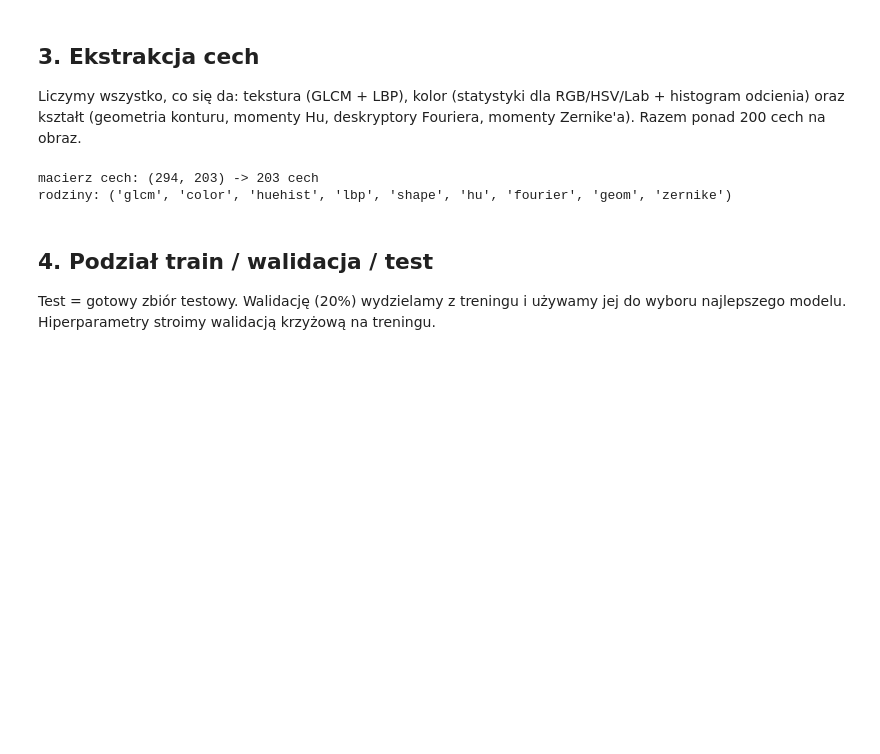
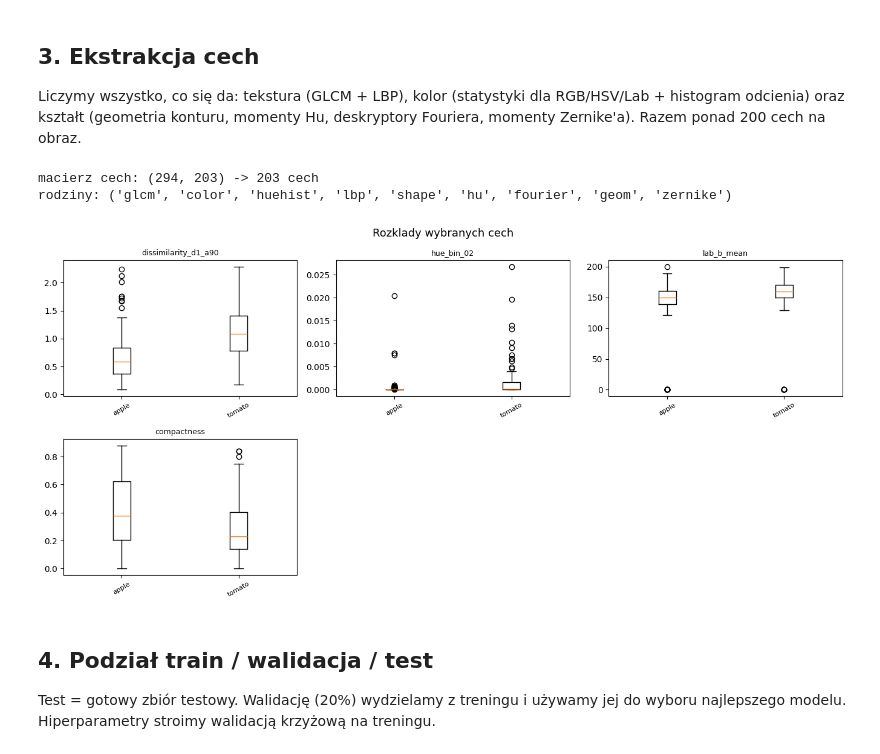
Before and after one commit to Ki3mONo/Computer-Vision-AGH, a Jupyter notebook: lab67/notebooks/project.ipynb, the cells around one changed output. Saved outputs shown, nothing was run; the diff lists cells and outputs as text; code cells hidden in the pictures; blank space fills up the shorter version.

```diff
--- a/lab67/notebooks/project.ipynb
+++ b/lab67/notebooks/project.ipynb
@@ -82,6 +84,15 @@ print("rodziny:", USE)
 # %% [output]
 macierz cech: (294, 203) -> 203 cech
 rodziny: ('glcm', 'color', 'huehist', 'lbp', 'shape', 'hu', 'fourier', 'geom', 'zernike')
+# %%
+# rozklady kilku cech, ktore powinny rozdzielac klasy
+wybrane = ["dissimilarity_d1_a90", "hue_bin_02", "lab_b_mean", "compactness"]
+idx = [feat_names.index(n) for n in wybrane if n in feat_names]
+viz.plot_feature_distributions(X_tr, y_train_str, feat_names, feature_idx=idx,
+                               suptitle="Rozklady wybranych cech")
+plt.show()
+# %% [output]
+[figure, added]
 # %% [markdown]
 ## 4. Podział train / walidacja / test
 
```
Also changed, not shown: parts of 16 cells of this notebook, 2 other files.
